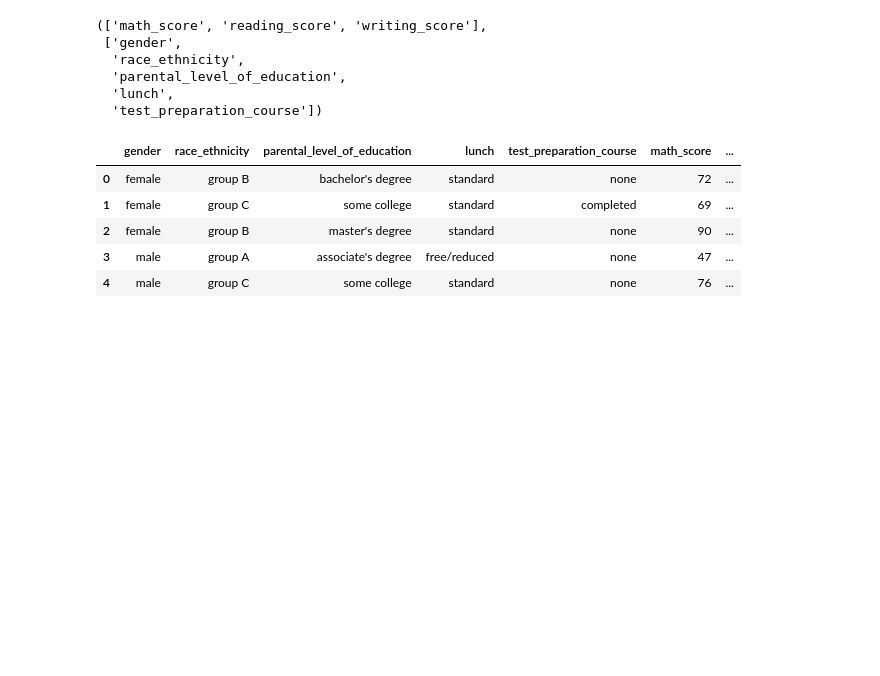
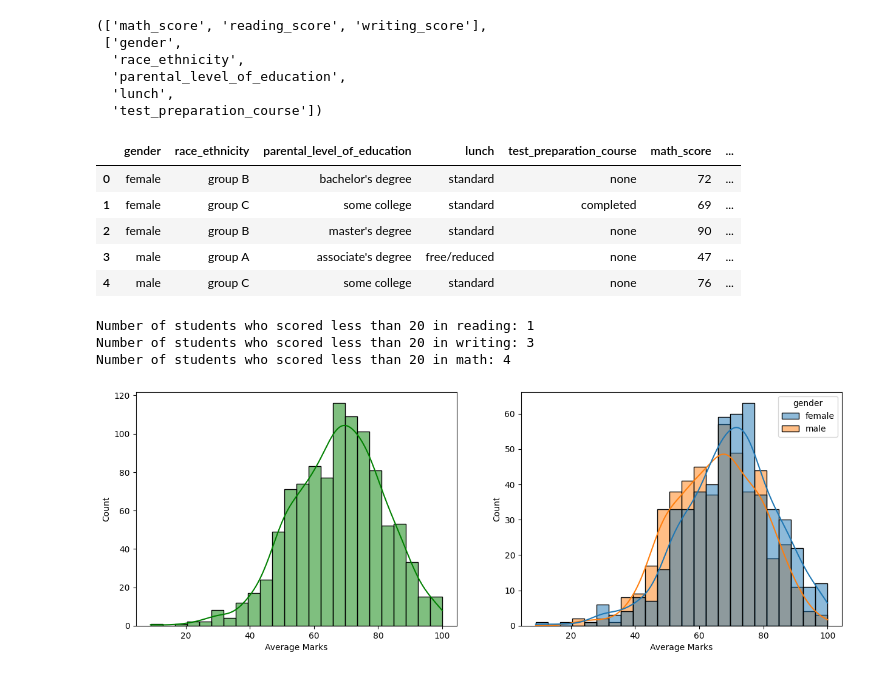
Before and after one commit to bpratik01/Student-Performnce-ML-Project, a Jupyter notebook: notebooks/EDA.ipynb, the cells around one changed output. Drawn from its saved outputs; the diff is of its cells as text; code cells hidden in the pictures; blank space fills up the shorter version.

```diff
--- a/notebooks/EDA.ipynb
+++ b/notebooks/EDA.ipynb
@@ -131,3 +131,26 @@ df.head()
 | 2 | female | group B | master's degree | standard | none | 90 | ... |
 | 3 | male | group A | associate's degree | free/reduced | none | 47 | ... |
 | 4 | male | group C | some college | standard | none | 76 | ... |
+# %%
+reading_less_than_20 = df[df['reading_score'] < 20]
+writing_less_than_20 = df[df['writing_score'] < 20]
+math_less_than_20 = df[df['math_score'] < 20]
+
+print(f'Number of students who scored less than 20 in reading: {reading_less_than_20.shape[0]}')
+print(f'Number of students who scored less than 20 in writing: {writing_less_than_20.shape[0]}')
+print(f'Number of students who scored less than 20 in math: {math_less_than_20.shape[0]}')
+# %% [output]
+Number of students who scored less than 20 in reading: 1
+Number of students who scored less than 20 in writing: 3
+Number of students who scored less than 20 in math: 4
+# %%
+fig, axs = plt.subplots(1, 2, figsize=(15, 5))
+
+plt.subplot(121)
+sns.histplot(data=df, x='Average Marks', kde=True, color='g')
+
+plt.subplot(122)
+sns.histplot(data=df, x='Average Marks', kde=True, hue='gender')
+plt.show()
+# %% [output]
+[figure, added]
```
Also changed, not shown: parts of 10 cells of this notebook, 2 other files.
